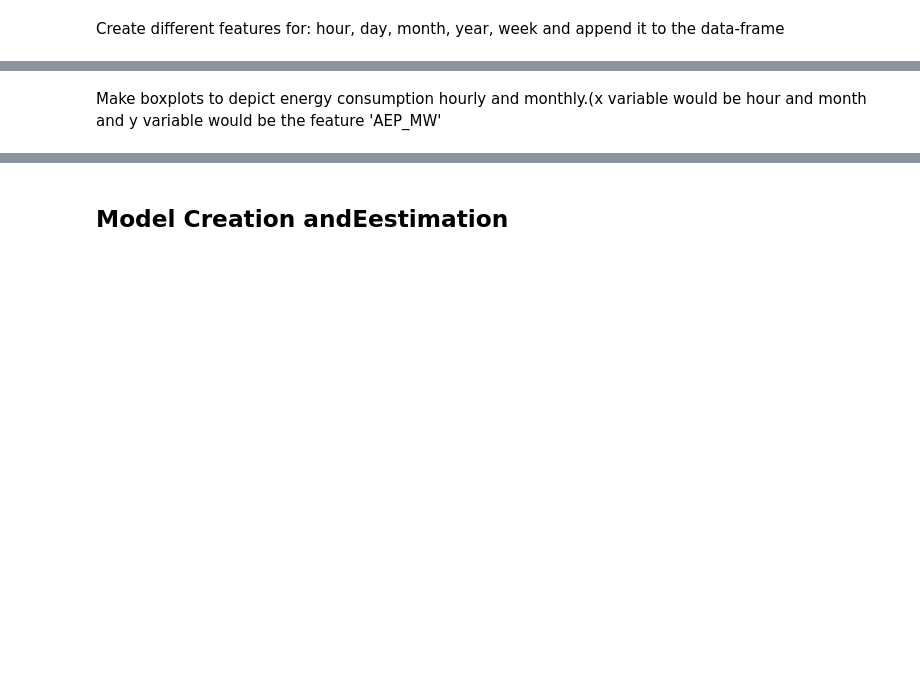
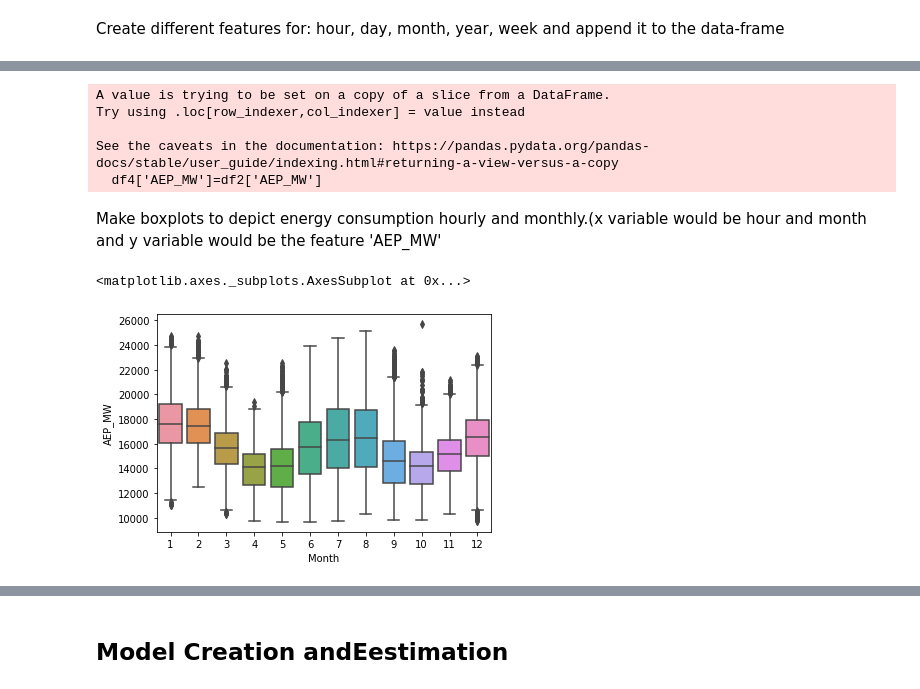
Before and after one commit to yashyaks/ML-playground, a Jupyter notebook: Task_6/Boosting.ipynb, the cells around one changed output, grey strips where cells are left out. Cells and saved outputs as stored; diff of their text form; code cells hidden in the pictures; blank space fills up the shorter version.

```diff
--- a/Task_6/Boosting.ipynb
+++ b/Task_6/Boosting.ipynb
@@ -77,3 +84,16 @@ Plot data for a random week AND day, to visualize weekly and daily variations in
 ## Feature Creation
 # %% [markdown]
 Create different features for: hour, day, month, year, week and append it to the data-frame
+# %%
+def feature(df):
+  df['Date']=df['Datetime']
+  df['Hour']=df['Datetime'].dt.hour
+  df['Day of the week']=df['Datetime'].dt.dayofweek
+  df['Day of year']=df['Datetime'].dt.day
+  df['Week of year']=df['Datetime'].dt.weekofyear
+  df['Month']=df['Datetime'].dt.month
+  df['Year']=df['Datetime'].dt.year
+  df3=df[['Date','Hour','Day of the week','Day of year','Month','Year','Week of year']]
+  return(df3)
+# %%
+df3=feature(df1)
@@ -79,0 +118,2 @@ Create different features for: hour, day, month, year, week and append it to the
+# %%
+df3['AEP_MW']=df1['AEP_MW']
@@ -80,2 +146,15 @@ Create different features for: hour, day, month, year, week and append it to the
+# %%
+df4['AEP_MW']=df2['AEP_MW']
+# %% [output]
+A value is trying to be set on a copy of a slice from a DataFrame.
+Try using .loc[row_indexer,col_indexer] = value instead
+
+See the caveats in the documentation: https://pandas.pydata.org/pandas-docs/stable/user_guide/indexing.html#returning-a-view-versus-a-copy
+  df4['AEP_MW']=df2['AEP_MW']
 # %% [markdown]
 Make boxplots to depict energy consumption hourly and monthly.(x variable would be hour and month and y variable would be the feature 'AEP_MW'
+# %%
+sns.boxplot(x='Month',y='AEP_MW',data=df3)
+# %% [output]
+<matplotlib.axes._subplots.AxesSubplot at 0x...>
+[figure, added]
```
Also changed, not shown: parts of 19 cells of this notebook.
